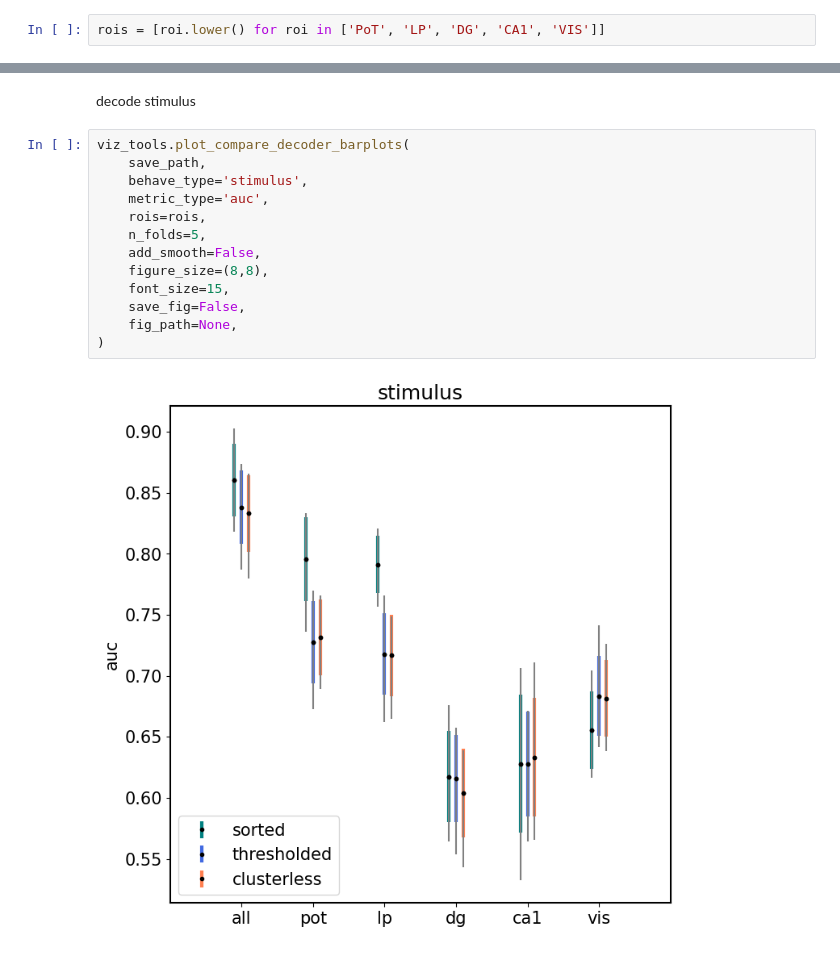
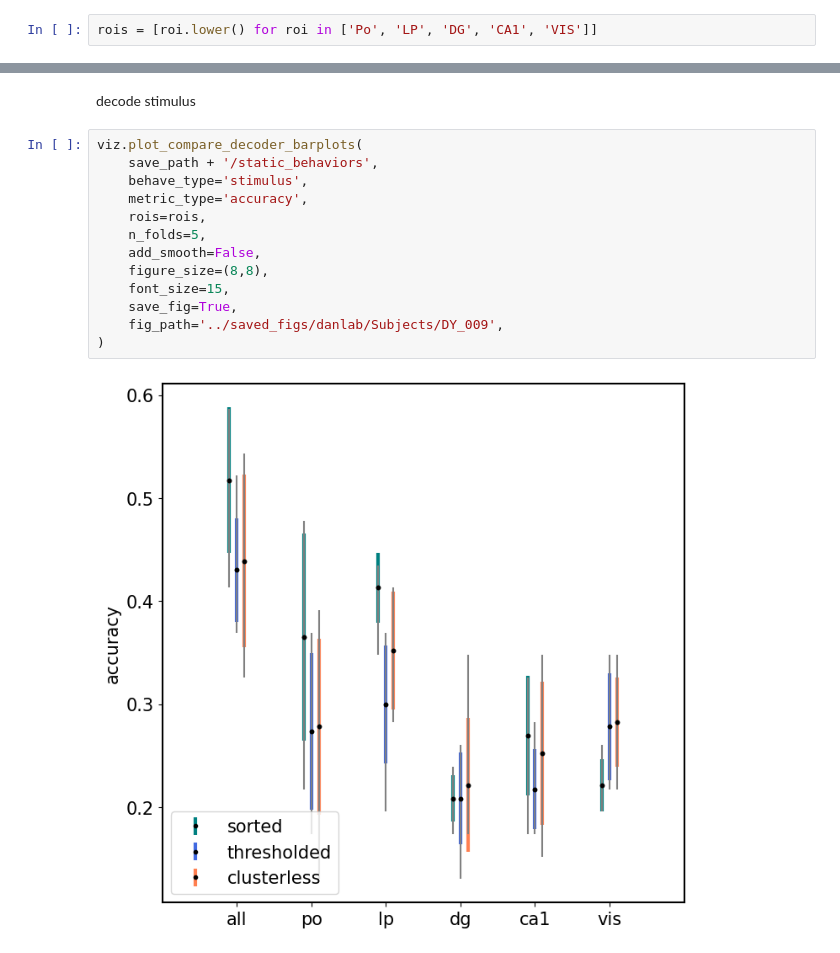
Before and after one commit to yzhang511/density_decoding, a Jupyter notebook: demo/dy_009_reproduce_results_clusterless.ipynb, the cells around one changed output, grey strips where cells are left out. Cells and saved outputs as stored; diff of their text form.

```diff
--- a/demo/dy_009_reproduce_results_clusterless.ipynb
+++ b/demo/dy_009_reproduce_results_clusterless.ipynb
@@ -29,7 +29,7 @@ choices left: 0.361, right: 0.639
 stimuli left: 0.430, right: 0.570
 reward wrong: 0.087, correct: 0.913
 # %%
-rois = [roi.lower() for roi in ['PoT', 'LP', 'DG', 'CA1', 'VIS']]
+rois = [roi.lower() for roi in ['Po', 'LP', 'DG', 'CA1', 'VIS']]
 # %% [markdown]
 decode all regions
 # %%
@@ -309,17 +309,17 @@ viz_tools.plot_compare_decoder_barplots(
 # %% [markdown]
 decode stimulus
 # %%
-viz_tools.plot_compare_decoder_barplots(
-    save_path,
+viz.plot_compare_decoder_barplots(
+    save_path + '/static_behaviors',
     behave_type='stimulus',
-    metric_type='auc',
+    metric_type='accuracy',
     rois=rois,
     n_folds=5,
     add_smooth=False,
     figure_size=(8,8),
     font_size=15,
-    save_fig=False,
-    fig_path=None,
+    save_fig=True,
+    fig_path='../saved_figs/danlab/Subjects/DY_009',
 )
 # %% [output]
-[figure, old version]
+[figure, new version]
```
Also changed, not shown: parts of 11 cells of this notebook, 11 other files.
